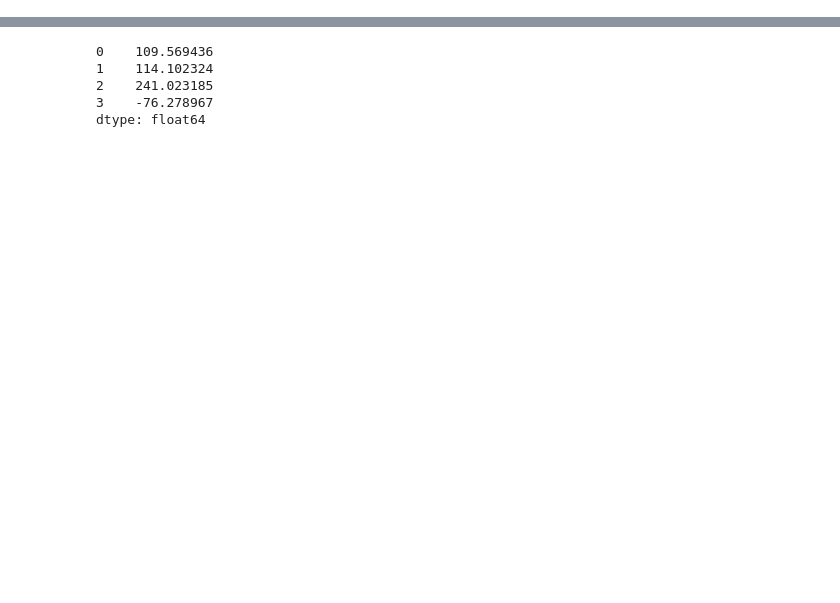
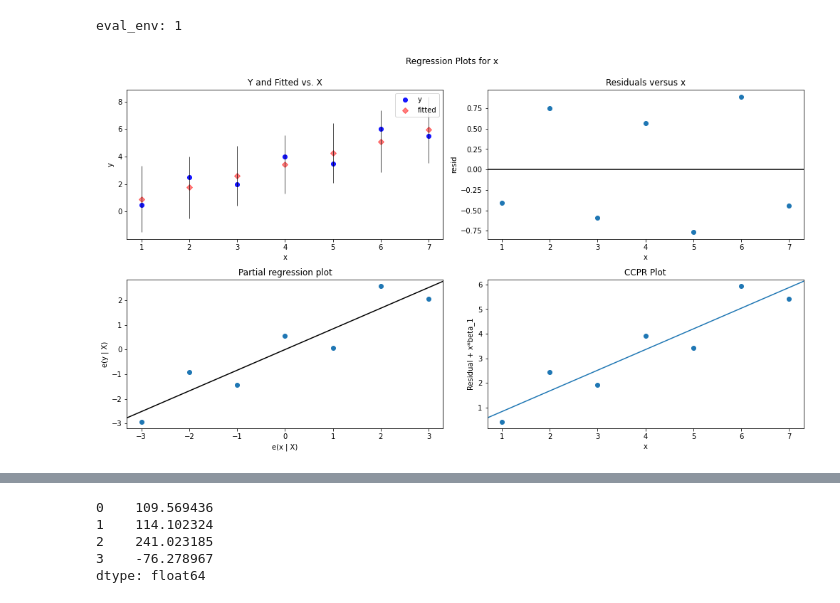
Before and after one commit to pruhlo/data-science-notes, a Jupyter notebook: LINEAR_regression.ipynb, the cells around one changed output, grey strips where cells are left out. Cells and saved outputs as stored; diff of their text form; code cells hidden in the pictures; blank space fills up the shorter version.

```diff
--- a/LINEAR_regression.ipynb
+++ b/LINEAR_regression.ipynb
@@ -190,0 +33,30 @@ print(*np.round(model.coef_).astype(int), np.round(model.intercept_).astype(int)
+# %%
+def least_square_method(data_x,data_y):
+    size = len(data_x);
+    i = 0
+    sum_xy = 0
+    sum_y = 0
+    sum_x = 0
+    sum_sqare_x = 0
+    while i < size:
+        sum_xy += data_x[i]*data_y[i];
+        sum_y += data_y[i]
+        sum_x += data_x[i]
+        sum_sqare_x += data_x[i]*data_x[i]
+        i+=1
+    average_x = sum_x / size
+    average_y = sum_y / size
+    k = (size * sum_xy - sum_x * sum_y) / (size * sum_sqare_x -sum_x * sum_x)
+    b = average_y - average_x * k
+    return k, b
+
+
+x = [1, 2, 3, 4, 5, 6, 7];
+y = [0.5, 2.5, 2, 4, 3.5, 6, 5.5]
+
+k, b = least_square_method(x,y)
+
+coef_k, Intercept_b = np.polyfit(x,y,1) # реалізація алгоритму через numpy
+
+print(f'Алгоритм МНК за формулою: {k=:.4f}, {b=:.4f}')
+print(f'Алгоритм бібліотеки numpy: {coef_k=:.4f}(коефіціент k), {Intercept_b=:.4f} (коефіціент b)')
@@ -190,0 +110,9 @@ print(*np.round(model.coef_).astype(int), np.round(model.intercept_).astype(int)
+# %%
+# Method: Least Squares за допомогою бібліотеки statsmodels
+
+d = {'x':x, "y":y}
+df = pd.DataFrame.from_dict(d)
+model = smf.ols('y~x',data=df)
+fitted = model.fit()
+result = fitted.summary()
+print(result)
@@ -190,0 +296,9 @@ print(*np.round(model.coef_).astype(int), np.round(model.intercept_).astype(int)
+# %%
+# creating regression plots
+fig = plt.figure(figsize=(14, 8))
+fig = sm.graphics.plot_regress_exog(fitted,
+                                    'x',
+                                    fig=fig)
+# %% [output]
+eval_env: 1
+[figure, added]
```
Also changed, not shown: parts of 72 cells of this notebook.
